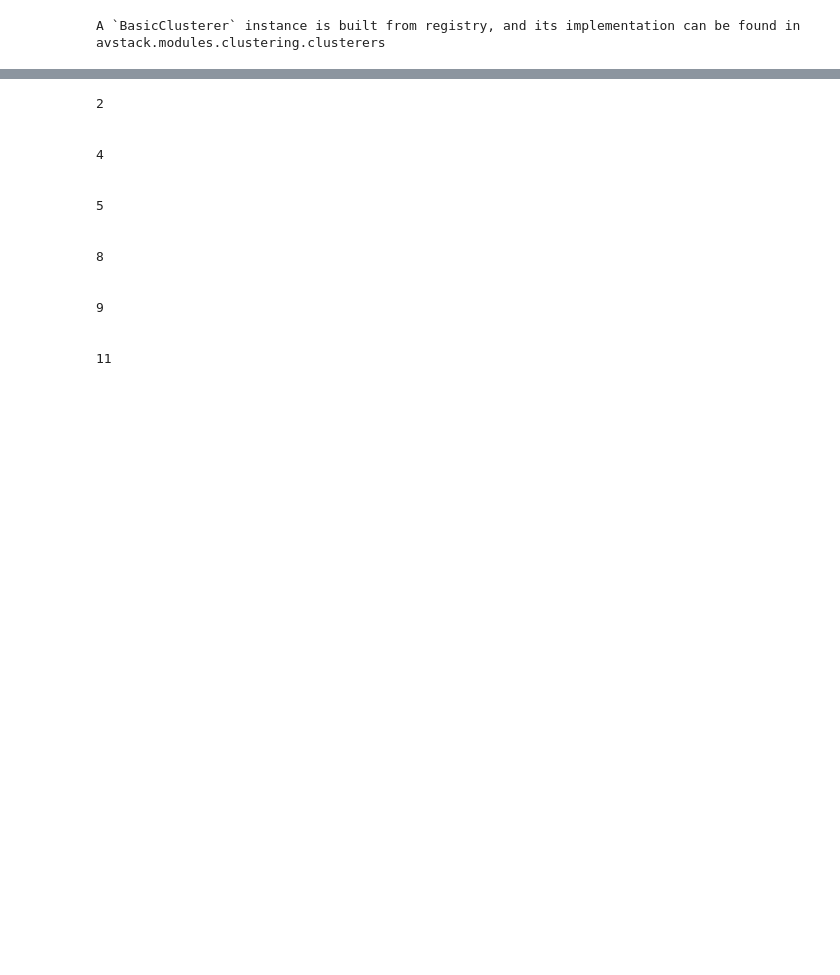
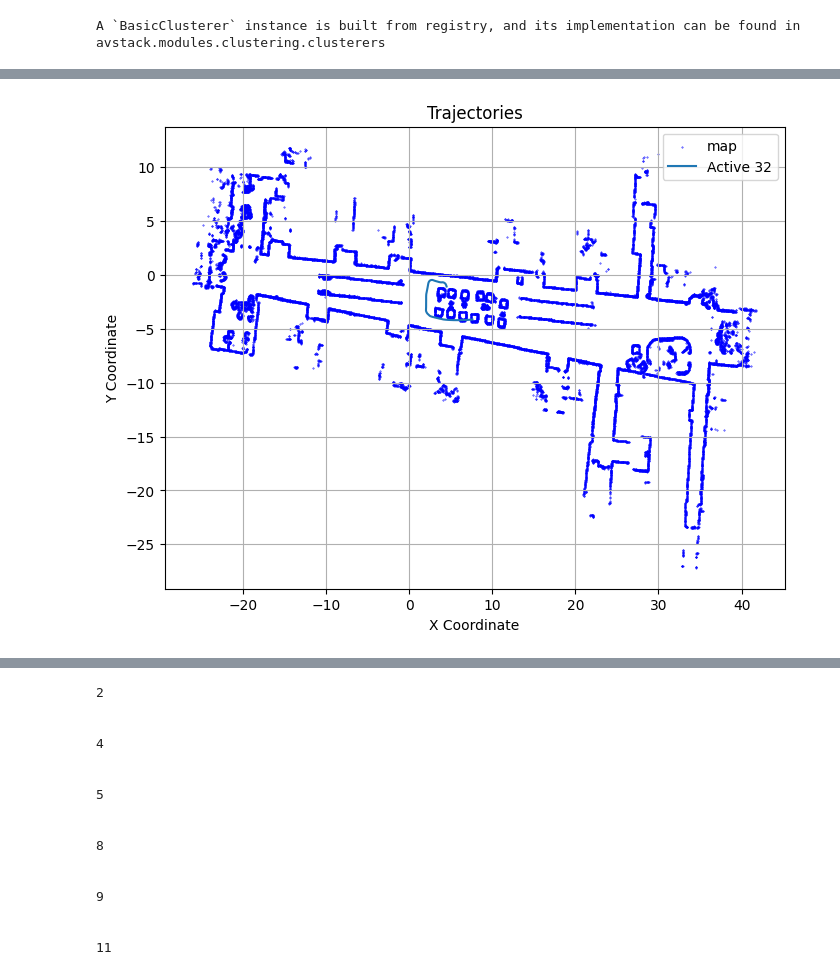
Before and after one commit to davidmhunt/odometry, a Jupyter notebook: notebooks/eval_dynamic_tracking_radnav_stacked_pc_tracking_tb.ipynb, the cells around one changed output, grey strips where cells are left out. Cells and saved outputs as stored; diff of their text form; code cells hidden in the pictures; blank space fills up the shorter version.

```diff
--- a/notebooks/eval_dynamic_tracking_radnav_stacked_pc_tracking_tb.ipynb
+++ b/notebooks/eval_dynamic_tracking_radnav_stacked_pc_tracking_tb.ipynb
@@ -362,3 +451,9 @@ A `BasicClusterer` instance is built from registry, and its implementation can b
+# %%
+track_history = tracker.track_history  # dict: track_id -> [[frame, x, y], ...]
+
+tracker.plot_tracks_on_map(tracks=track_history, map_handler=map_handler)
+# %% [output]
+[figure, added]
 # %%
 track_history_full = tracker.track_history_full  # dict: track_id -> [[frame, x, y], ...]
 
```
Also changed, not shown: parts of 24 cells of this notebook.
